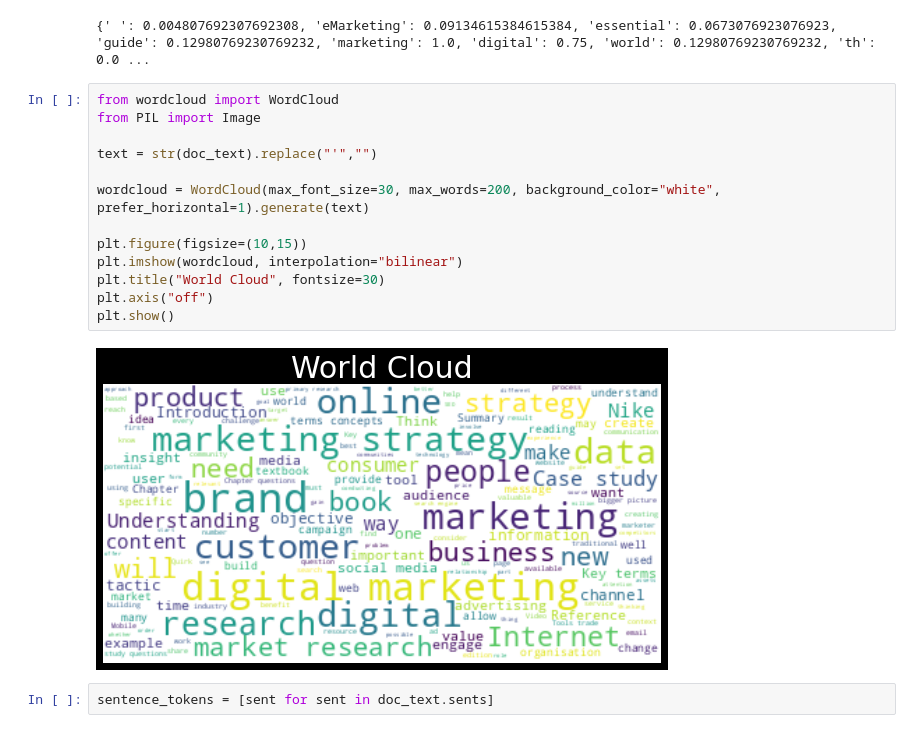
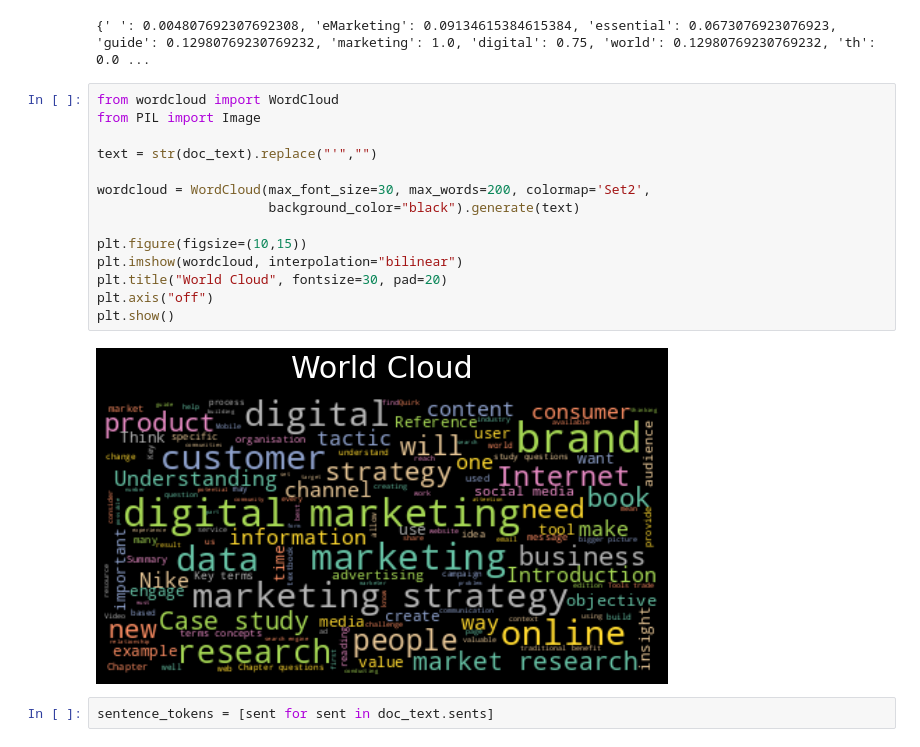
Before and after one commit to zetta-dino-febriyanto/prof-assist, a Jupyter notebook: Notebooks/Eric-QA_BERT_Squad_Torch.ipynb, the cells around one changed output. Saved outputs shown, nothing was run; the diff lists cells and outputs as text.

```diff
--- a/Notebooks/Eric-QA_BERT_Squad_Torch.ipynb
+++ b/Notebooks/Eric-QA_BERT_Squad_Torch.ipynb
@@ -110,18 +114,19 @@ print(word_frequencies)
 # %%
 from wordcloud import WordCloud
 from PIL import Image
 
 text = str(doc_text).replace("'","")
 
-wordcloud = WordCloud(max_font_size=30, max_words=200, background_color="white", prefer_horizontal=1).generate(text)
+wordcloud = WordCloud(max_font_size=30, max_words=200, colormap='Set2',
+                      background_color="black").generate(text)
 
 plt.figure(figsize=(10,15))
 plt.imshow(wordcloud, interpolation="bilinear")
-plt.title("World Cloud", fontsize=30)
+plt.title("World Cloud", fontsize=30, pad=20)
 plt.axis("off")
 plt.show()
 # %% [output]
-[figure, old version]
+[figure, new version]
 # %%
 sentence_tokens = [sent for sent in doc_text.sents]
 # %%
```
Also changed, not shown: parts of 5 cells of this notebook.
